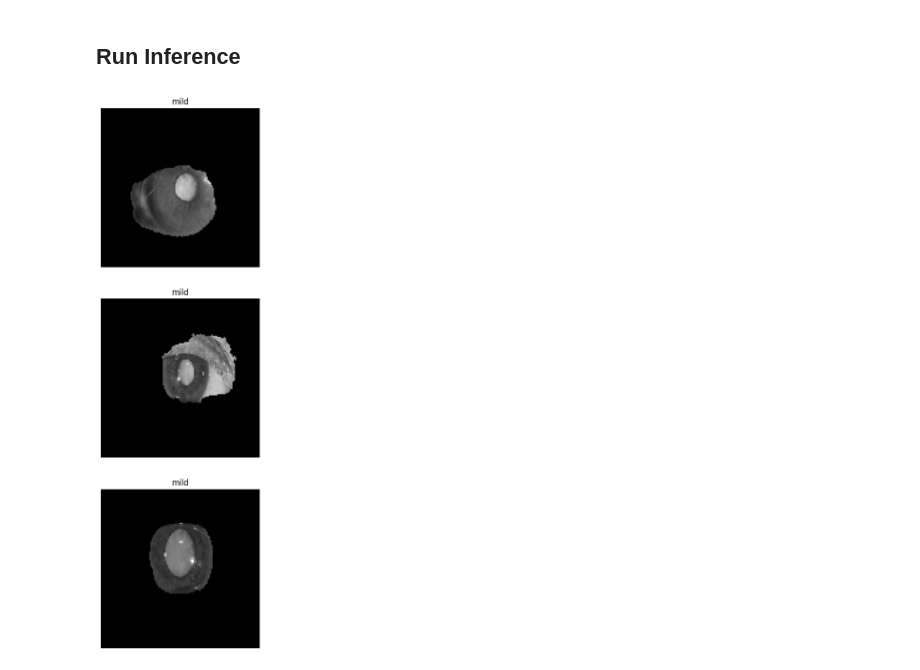
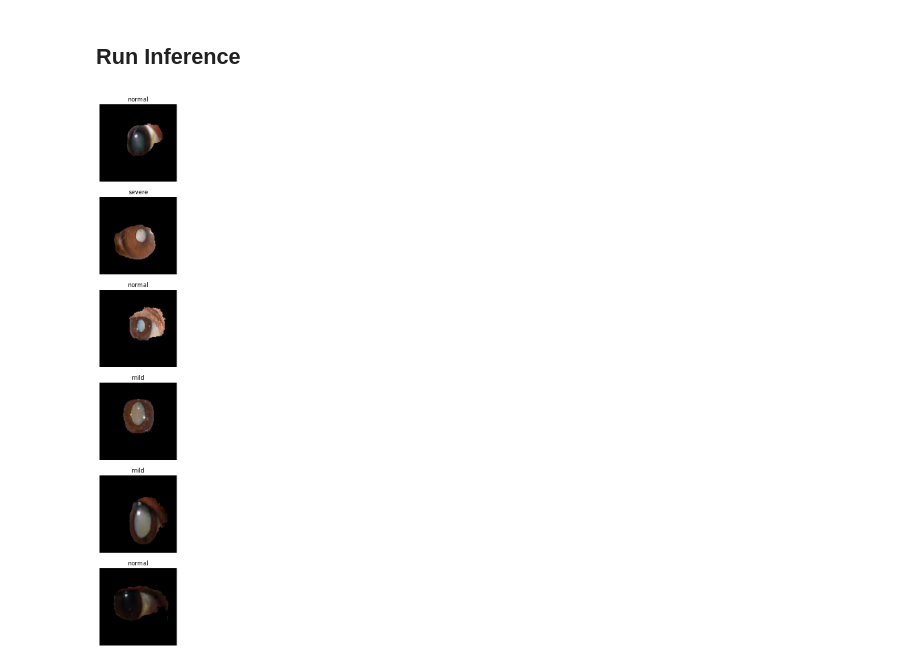
Before and after one commit to aimarabimanyu/Sistem-Diagnosa-Katarak-CNN-UNET, a Jupyter notebook: model_inference.ipynb, the cells around one changed output. Drawn from its saved outputs; the diff is of its cells as text; code cells hidden in the pictures.

Commit message:
rename some folder, working model_inference.ipynb, add some image to predict

```diff
--- a/model_inference.ipynb
+++ b/model_inference.ipynb
@@ -63,36 +63,37 @@ for path in image_path:
     # Add Batch Dimension
     input_image = np.expand_dims(image, axis=0)
     input_image = np.expand_dims(input_image, axis=-1)
 
     # Set Input and Invoke Segmentation Model
     interpreter_segmentation.set_tensor(interpreter_segmentation.get_input_details()[0]['index'], input_image)
     interpreter_segmentation.invoke()
 
     # Get Output
     output_segmentation = np.squeeze(interpreter_segmentation.get_tensor(interpreter_segmentation.get_output_details()[0]['index']))
     output_segmentation = np.where(output_segmentation > 0.9, 1, 0).astype(np.uint8)
 
     # Multiply Image with Mask
-    multipy_image = cv2.bitwise_and(image, image, mask=output_segmentation)
-    multipy_image = cv2.cvtColor(multipy_image, cv2.COLOR_GRAY2RGB)
+    multipy_image = cv2.imread(path)
+    multipy_image = cv2.resize(multipy_image, (width, height))
+    multipy_image = cv2.bitwise_and(multipy_image, multipy_image, mask=output_segmentation)
+    multipy_image = cv2.cvtColor(multipy_image, cv2.COLOR_BGR2RGB)
 
     # Add Batch Dimension for Predicted Image
-    input_image = np.expand_dims(multipy_image, axis=0)
+    input_image = np.expand_dims(multipy_image, axis=0).astype(np.float32)
 
     # Set Input and Invoke Classification Model
     interpreter_classification.set_tensor(interpreter_classification.get_input_details()[0]['index'], input_image)
     interpreter_classification.invoke()
 
     # Get Output
     output_classification = np.squeeze(interpreter_classification.get_tensor(interpreter_classification.get_output_details()[0]['index']))
     output_classification = CLASS_NAMES[np.argmax(output_classification)]
 
     # Plot the Predicted Mask
-    plt.subplot(4,3,1+k*3)
+    plt.subplot(len(image_path),3,1+k*3)
     plt.imshow(multipy_image)
     plt.axis('off')
     plt.title(output_classification)
     k += 1
-    if k == 3: break
 # %% [output]
-[figure, old version]
+[figure, new version]
```
Also changed, not shown: 14 other files.
